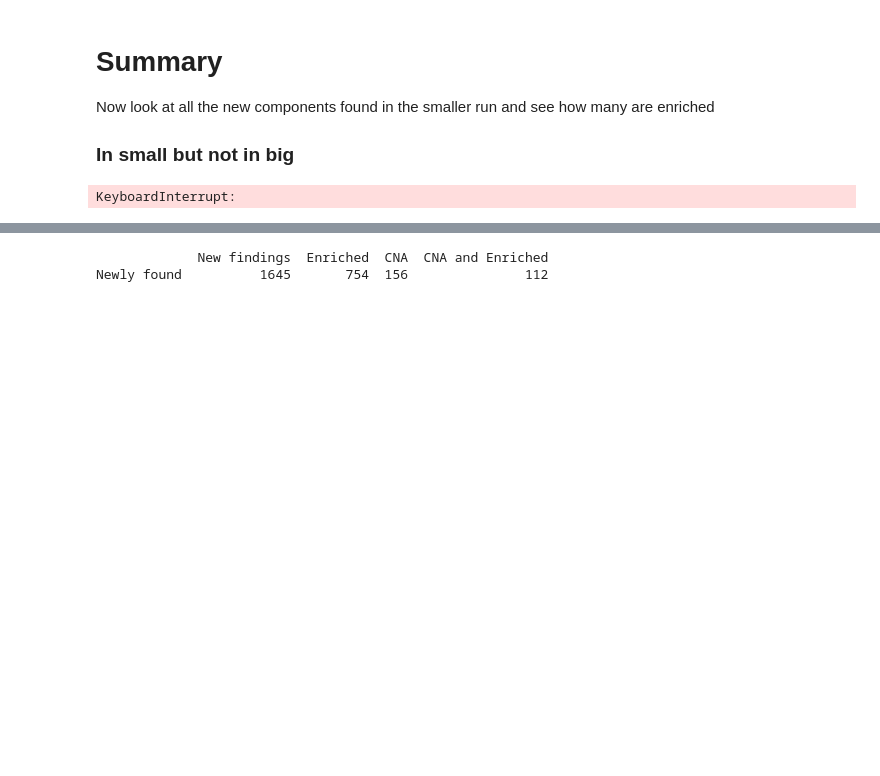
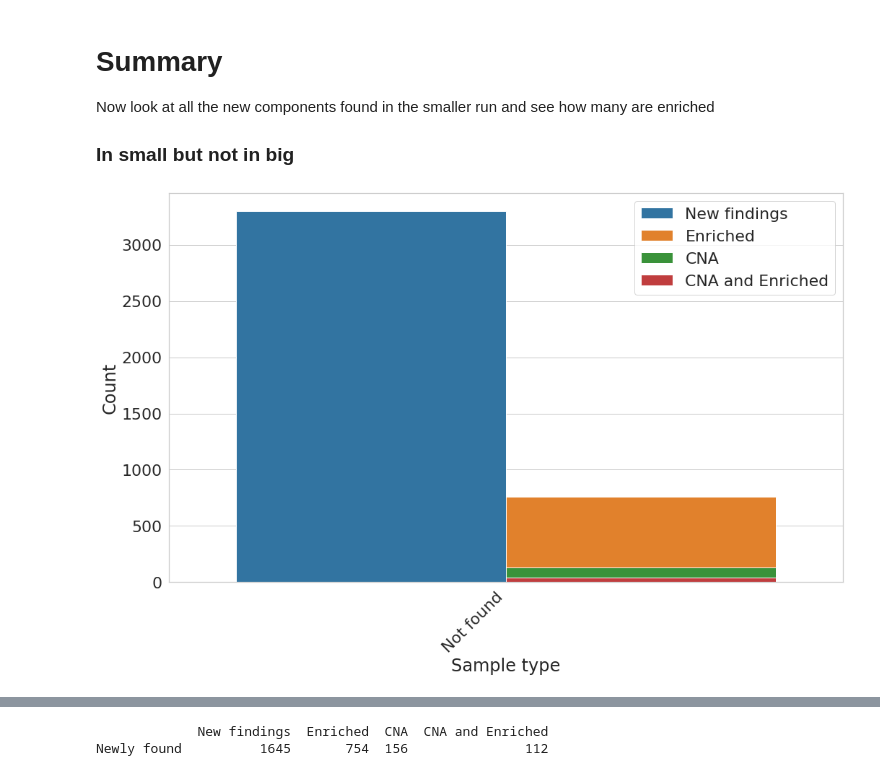
Before and after one commit to MarkF-hanze/ICA, a Jupyter notebook: Jupyter_Notebooks/Inspect_Biology.ipynb, the cells around one changed output, grey strips where cells are left out. Cells and saved outputs as stored; diff of their text form; code cells hidden in the pictures; blank space fills up the shorter version.

```diff
--- a/Jupyter_Notebooks/Inspect_Biology.ipynb
+++ b/Jupyter_Notebooks/Inspect_Biology.ipynb
@@ -57,7 +57,7 @@ def get_consensus():
         '_', expand=True)[1] != correlation['variable'].str.split('_', expand=True)[1]]
     # Only leave the components that correlated with at least 1 other component (bigger than 1 cause diagonal)
     drop_columns = []
-    correlation_cutoff = 0.3
+    correlation_cutoff = 0.6
     estimated_sources = list(correlation[correlation['value'] > correlation_cutoff]['index'])
     # Loop until no estimated sources is left with a correlation larger than 0
     while len(estimated_sources) > 0:
@@ -450,9 +450,9 @@ class BasePlotter(object):
         sns.set(font_scale=2, style='whitegrid')
 
         # Every bar needs to be plotted individually
+        self.count.index = [x.replace('_',' ') for x in self.count.index]
         plot_df = self.count.copy()
-        print(plot_df)
-        sys.exit()
+
         # Plot the total
         plot_df['Enriched'] = plot_df['Enriched'] + plot_df['CNA'] + plot_df['CNA and Enriched']
         plot_df = plot_df[['New findings', 'Enriched']]
@@ -479,34 +479,34 @@ class BasePlotter(object):
         handles, labels = g.get_legend_handles_labels()
         g.legend(handles=[handles[x] for x in [0,1,3,5]], labels=[labels[x] for x in [0,1,3,5]])
         #plt.xticks(rotation=90)
         # Rotate labels
         # Rotate the labels
         g.set_xticklabels(g.get_xticklabels(),
                           rotation=45,
                           horizontalalignment='right')
         #plt.gca().get_xticklabels(O)[1].set_color('red')
         plt.xlabel('Sample type')
         plt.ylabel('Count')
         plt.tight_layout()
         plt.savefig(f'/home/MarkF/DivideConquer/ICA/Results/Cancer_type/{name}.svg',dpi=300)
         plt.show()
 
 
 class BigNotSmall(BasePlotter):
     def get_non_reproduced(self, keep_cols):
         # Get all small components that are not in the big datasset with a pearson cutoff of 0.6
         non_reproduced = self.correlation.get_half_correlation().loc[keep_cols, :].max(axis=0)
         non_reproduced = pd.DataFrame(non_reproduced[non_reproduced < 0.6]).reset_index()
         # Get the component and the group in seperate columns
         non_reproduced[['Component', 'Group']] = non_reproduced['index'].str.split('_', expand=True)
         non_reproduced = non_reproduced.drop(['index', 0], axis=1)
         return non_reproduced
 
 bns = BigNotSmall(datasets.get_sample_data(), datasets.get_merged_small(), get_consensus())
 bns.count.index = ['Not found']
 bns.plot('BadEnriched')
 # %% [output]
-KeyboardInterrupt:
+[figure, added]
 # %%
 class SmallNotBig(BasePlotter):
     def get_non_reproduced(self, keep_cols):
```
Also changed, not shown: parts of 1 cell of this notebook, 2 other files.
